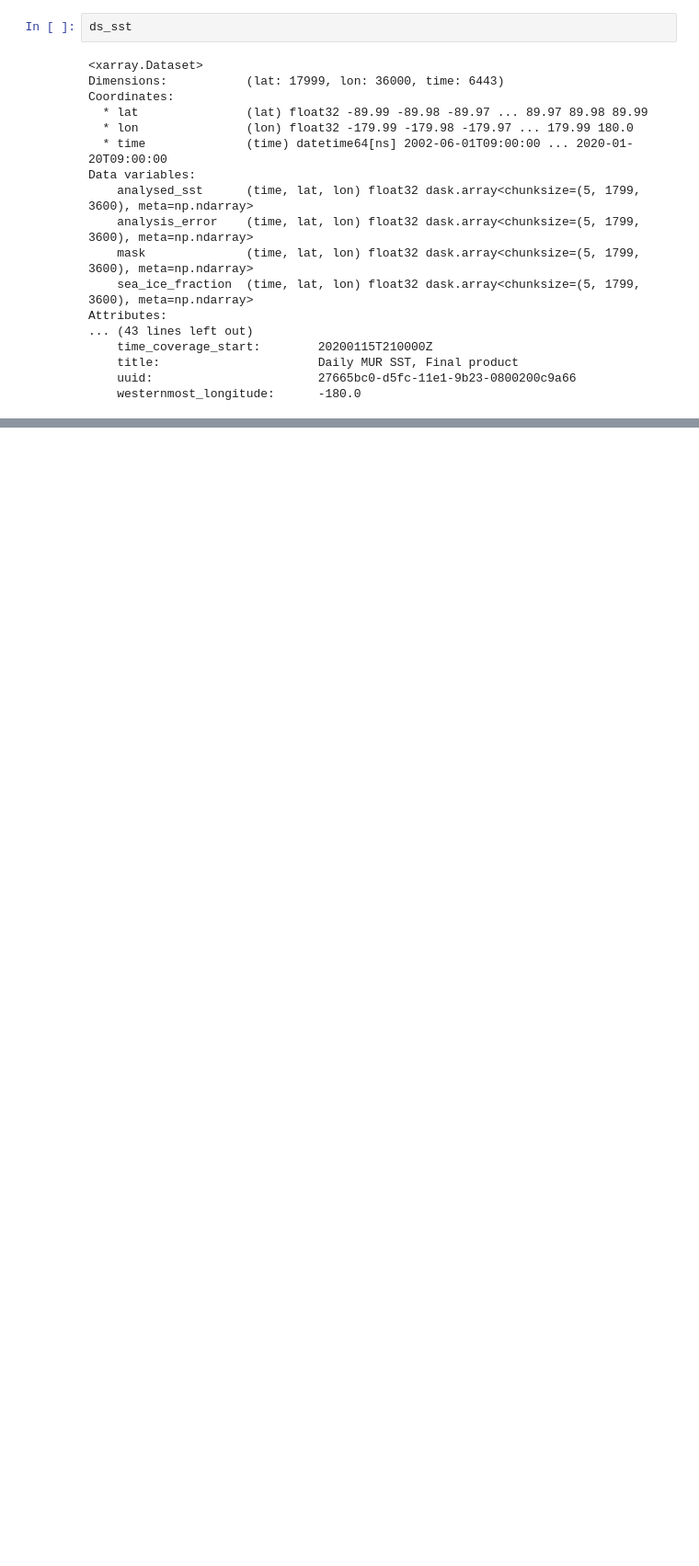
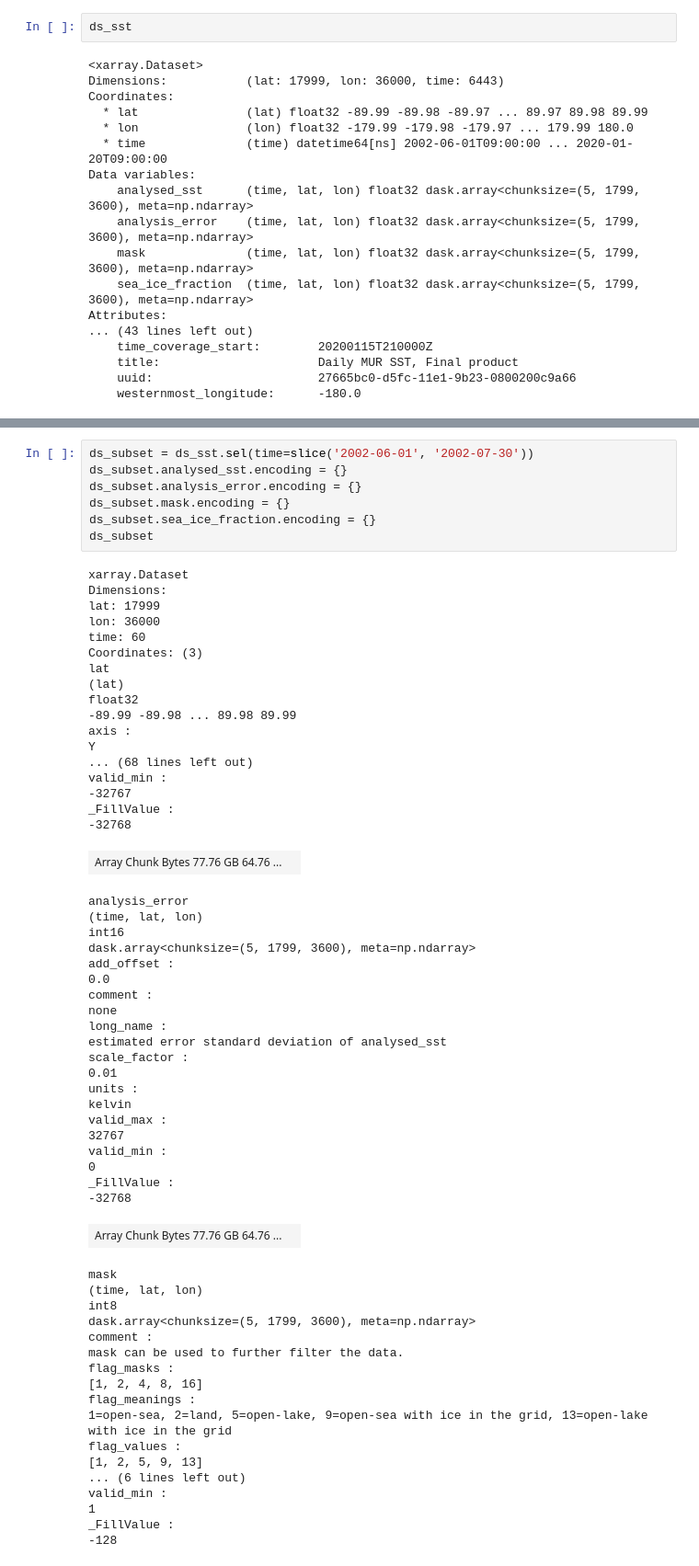
Before and after one commit to abarciauskas-bgse/mur_sst-to-zarr, a Jupyter notebook: notebooks/rechunking.ipynb, the cells around one changed output, grey strips where cells are left out. Shown at 92% size. Drawn from its saved outputs; the diff is of its cells as text; blank space fills up the shorter version.

```diff
--- a/notebooks/rechunking.ipynb
+++ b/notebooks/rechunking.ipynb
@@ -160,0 +61,64 @@ Wall time: 28.6 ms
+# %%
+ds_subset = ds_sst.sel(time=slice('2002-06-01', '2002-07-30'))
+ds_subset.analysed_sst.encoding = {}
+ds_subset.analysis_error.encoding = {}
+ds_subset.mask.encoding = {}
+ds_subset.sea_ice_fraction.encoding = {}
+ds_subset
+# %% [output]
+xarray.Dataset
+Dimensions:
+lat: 17999
+lon: 36000
+time: 60
+Coordinates: (3)
+lat
+(lat)
+float32
+-89.99 -89.98 ... 89.98 89.99
+axis :
+Y
+... (68 lines left out)
+valid_min :
+-32767
+_FillValue :
+-32768
+| Array Chunk Bytes 77.76 GB 64.76 ... |  |
+analysis_error
+(time, lat, lon)
+int16
+dask.array<chunksize=(5, 1799, 3600), meta=np.ndarray>
+add_offset :
+0.0
+comment :
+none
+long_name :
+estimated error standard deviation of analysed_sst
+scale_factor :
+0.01
+units :
+kelvin
+valid_max :
+32767
+valid_min :
+0
+_FillValue :
+-32768
+| Array Chunk Bytes 77.76 GB 64.76 ... |  |
+mask
+(time, lat, lon)
+int8
+dask.array<chunksize=(5, 1799, 3600), meta=np.ndarray>
+comment :
+mask can be used to further filter the data.
+flag_masks :
+[1, 2, 4, 8, 16]
+flag_meanings :
+1=open-sea, 2=land, 5=open-lake, 9=open-sea with ice in the grid, 13=open-lake with ice in the grid
+flag_values :
+[1, 2, 5, 9, 13]
+... (6 lines left out)
+valid_min :
+1
+_FillValue :
+-128
```
Also changed, not shown: parts of 27 cells of this notebook.
